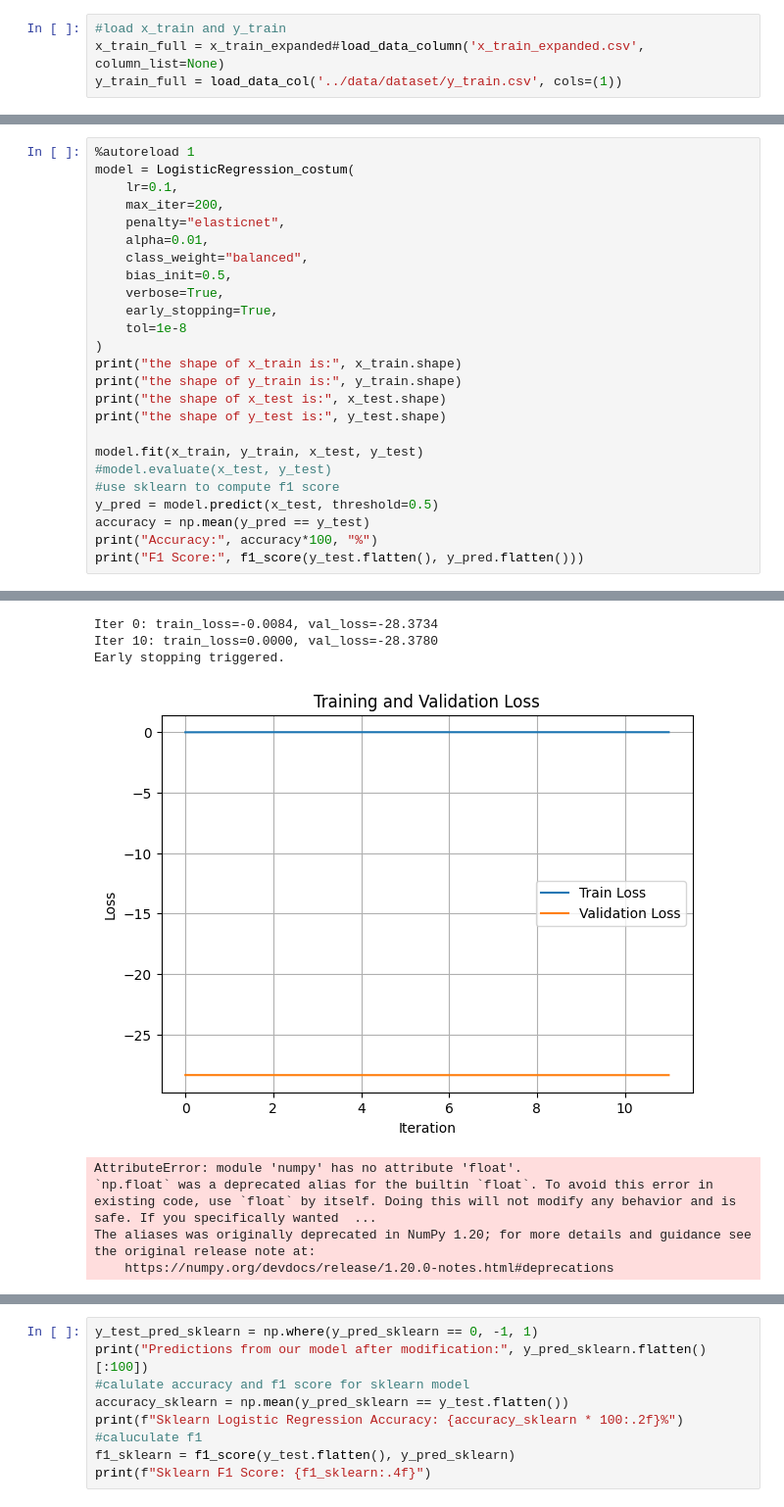
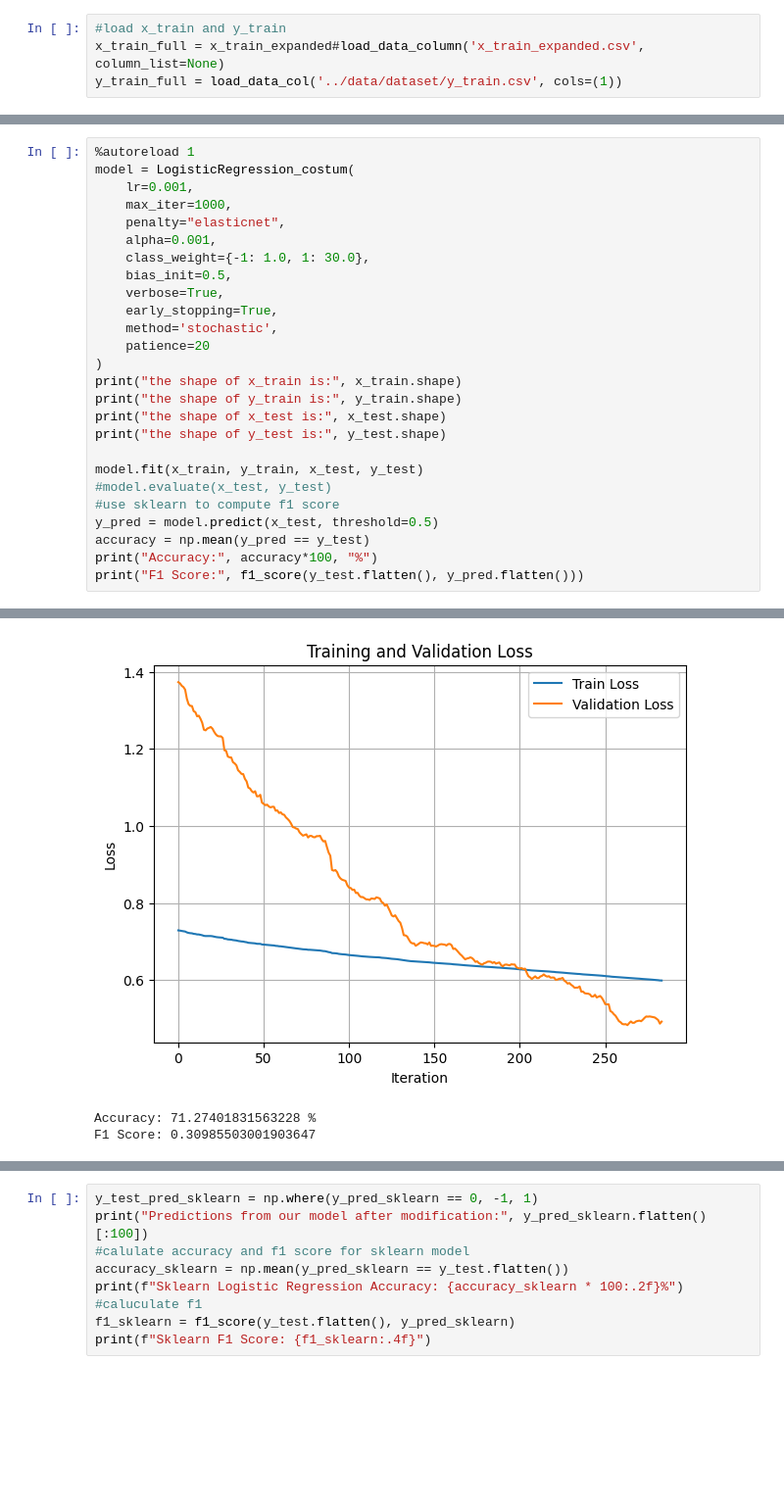
Before and after one commit to FTognina/ML.P1, a Jupyter notebook: project_script/run_tests_ft.ipynb, the cells around one changed output, grey strips where cells are left out. Shown: that part at 98% size. Drawn from its saved outputs; the diff is of its cells as text; blank space fills up the shorter version.

```diff
--- a/project_script/run_tests_ft.ipynb
+++ b/project_script/run_tests_ft.ipynb
@@ -143,15 +151,16 @@ weighted avg       0.85      0.91      0.87     65627
 # %%
 %autoreload 1
 model = LogisticRegression_costum(
-    lr=0.1,
-    max_iter=200,
+    lr=0.001,
+    max_iter=1000,
     penalty="elasticnet",
-    alpha=0.01,
-    class_weight="balanced",
+    alpha=0.001,
+    class_weight={-1: 1.0, 1: 30.0},
     bias_init=0.5,
     verbose=True,
     early_stopping=True,
-    tol=1e-8
+    method='stochastic',
+    patience=20
 )
 print("the shape of x_train is:", x_train.shape)
 print("the shape of y_train is:", y_train.shape)
@@ -173,8 +195,3 @@ the shape of y_test is: (65627,)
+[figure, new version]
-Iter 0: train_loss=-0.0084, val_loss=-28.3734
-Iter 10: train_loss=0.0000, val_loss=-28.3780
-Early stopping triggered.
+Accuracy: 71.27401831563228 %
+F1 Score: 0.30985503001903647
-[figure, old version]
-AttributeError: module 'numpy' has no attribute 'float'.
-`np.float` was a deprecated alias for the builtin `float`. To avoid this error in existing code, use `float` by itself. Doing this will not modify any behavior and is safe. If you specifically wanted  ...
-The aliases was originally deprecated in NumPy 1.20; for more details and guidance see the original release note at:
-    https://numpy.org/devdocs/release/1.20.0-notes.html#deprecations
```
Also changed, not shown: parts of 15 cells of this notebook, 3 other files.
